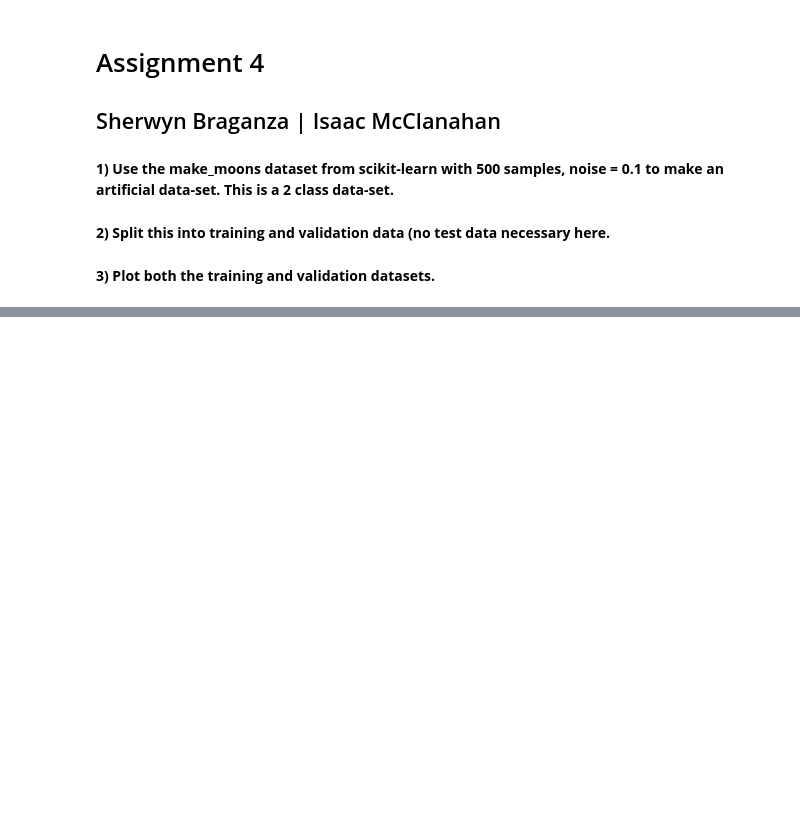
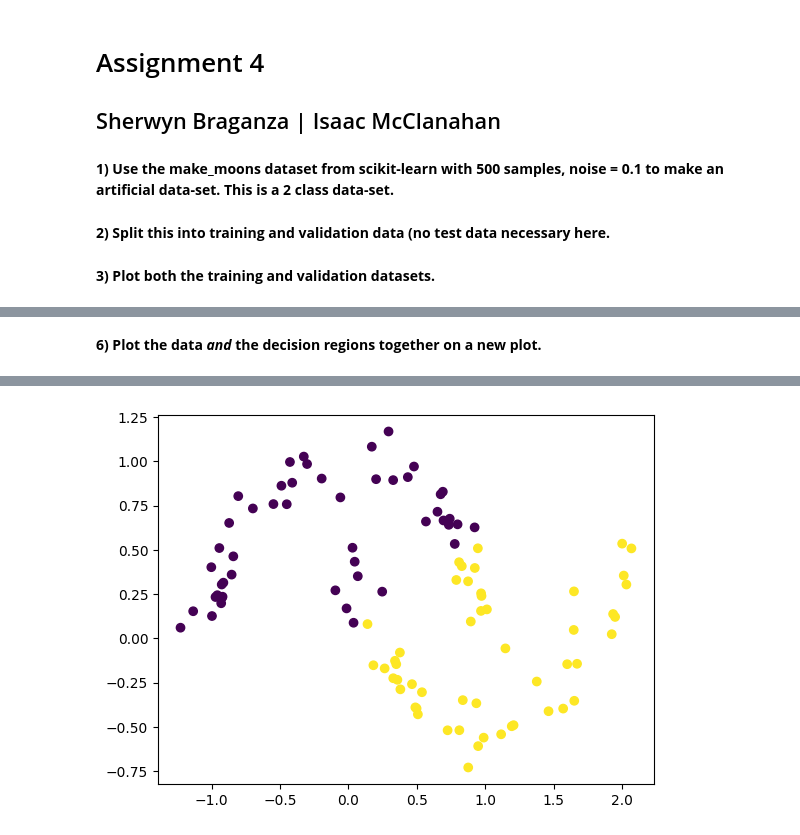
Before and after one commit to SherwynBraganza31/csc592_datasci_intro, a Jupyter notebook: lab4/assignment4.ipynb, the cells around one changed output, grey strips where cells are left out. Drawn from its saved outputs; the diff is of its cells as text; code cells hidden in the pictures; blank space fills up the shorter version.

```diff
--- a/lab4/assignment4.ipynb
+++ b/lab4/assignment4.ipynb
@@ -29,0 +104,9 @@ fig.show()
+# %% [markdown]
+**6) Plot the data _and_ the decision regions together on a new plot.**
+# %%
+import numpy as np
+predictions_sequential = np.round(model_sequential.predict(x_val))
+xx, yy= np.meshgrid(x_val[:,0], x_val[:,1], sparse=True)
+plt.scatter(xx, yy, c=predictions_sequential)
+plt.show()
+# %% [output]
@@ -29,0 +115 @@ fig.show()
+[figure, added]
```
Also changed, not shown: parts of 7 cells of this notebook.
